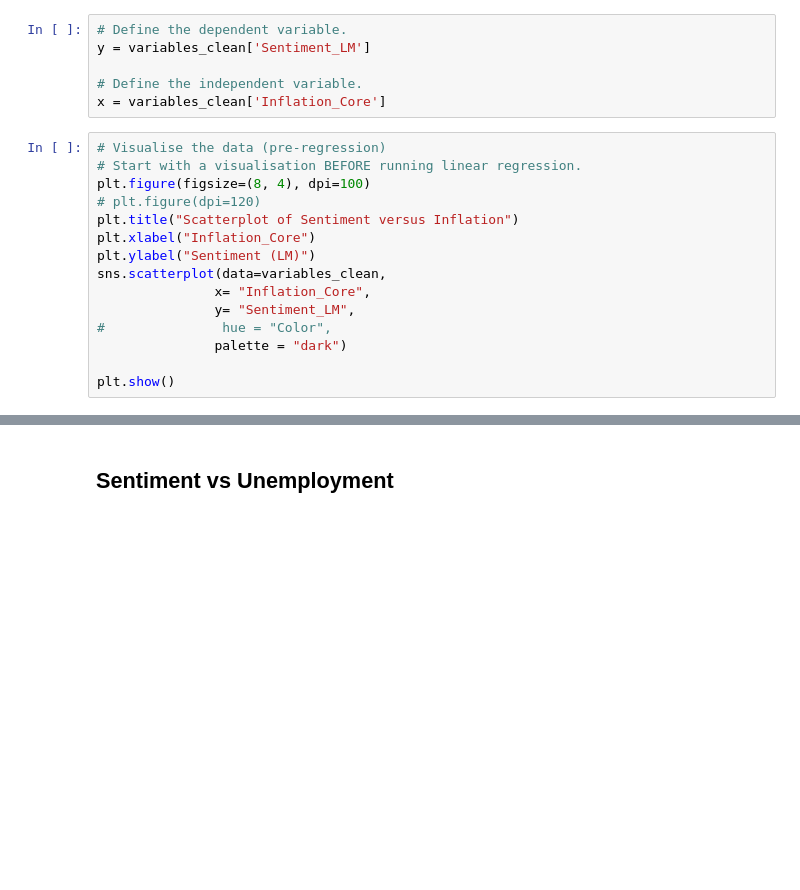
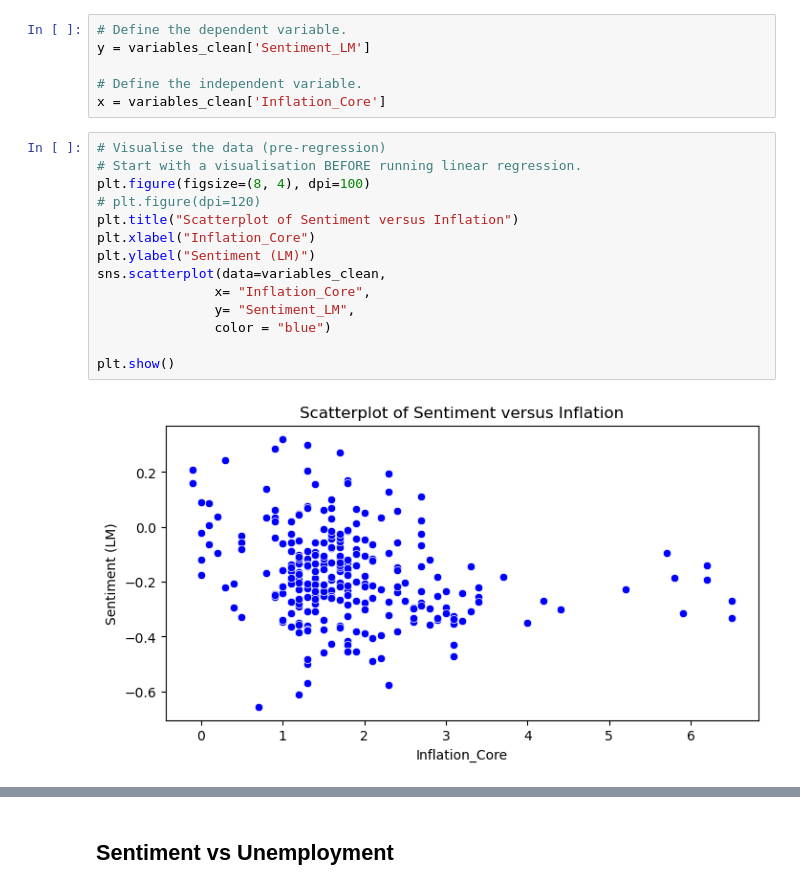
Before and after one commit to tobiajenifuja/BoE_Sentiment_Analysis, a Jupyter notebook: notebooks/insightnexus_master_notebook.ipynb, the cells around one changed output, grey strips where cells are left out. Saved outputs shown, nothing was run; the diff lists cells and outputs as text; blank space fills up the shorter version.

```diff
--- a/notebooks/insightnexus_master_notebook.ipynb
+++ b/notebooks/insightnexus_master_notebook.ipynb
@@ -197,18 +231,19 @@ x = variables_clean['Inflation_Core']
 # %%
 # Visualise the data (pre-regression)
 # Start with a visualisation BEFORE running linear regression.
 plt.figure(figsize=(8, 4), dpi=100)
 # plt.figure(dpi=120)
 plt.title("Scatterplot of Sentiment versus Inflation")
 plt.xlabel("Inflation_Core")
 plt.ylabel("Sentiment (LM)")
 sns.scatterplot(data=variables_clean,
                x= "Inflation_Core",
                y= "Sentiment_LM",
-#               hue = "Color",
-               palette = "dark")
+               color = "blue")
 
 plt.show()
+# %% [output]
+[figure, added]
 # %%
 # Fit the linear model.
 # Polyfit() good to use for simple linear regression (only one variable).
```
Also changed, not shown: parts of 34 cells of this notebook, 10 other files.
